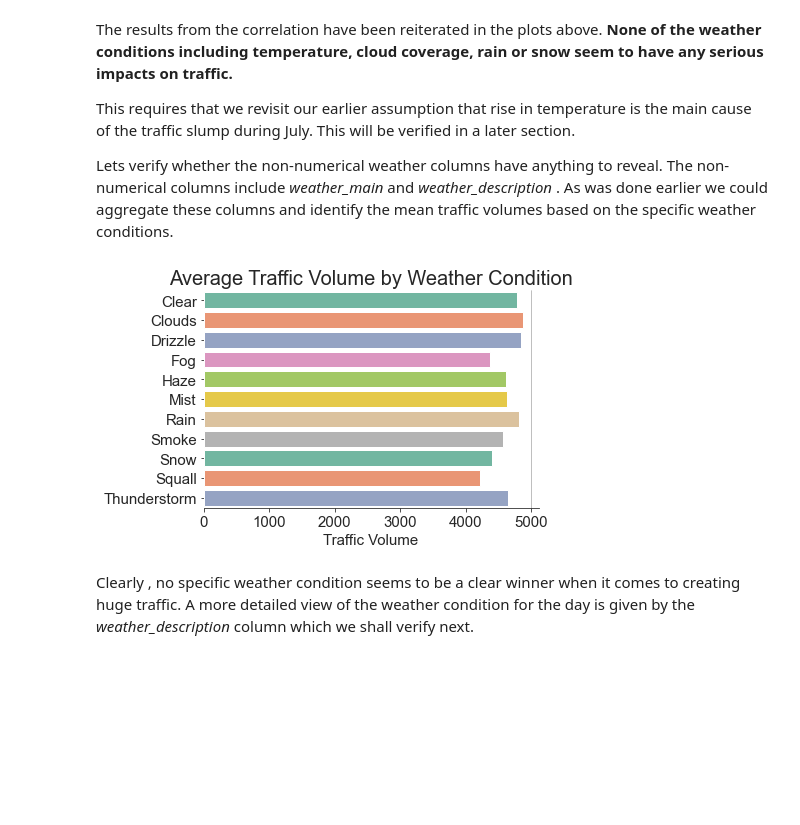
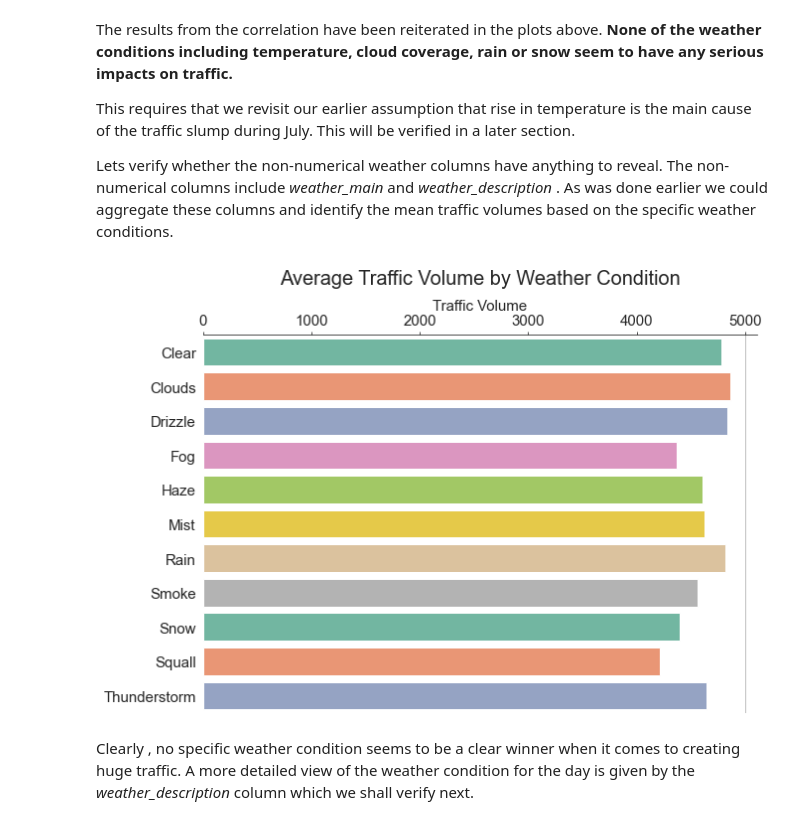
Before and after one commit to xcrusader/DQproject4, a Jupyter notebook: Westward Traffic Analysis on the I-94.ipynb, the cells around one changed output. Saved outputs shown, nothing was run; the diff lists cells and outputs as text; code cells hidden in the pictures; blank space fills up the shorter version.

```diff
--- a/Westward Traffic Analysis on the I-94.ipynb
+++ b/Westward Traffic Analysis on the I-94.ipynb
@@ -307,6 +305,7 @@ for i in range(1,3):
     plt.xlabel(xlabel= "Months",
                fontsize= 20)
     plt.ylabel(None)
+    plt.tick_params(left=False, bottom=False)
     plt.xticks(ticks= by_month_day.index,
                labels= ['Jan','Feb','Mar','Apr',
                         'May','Jun','Jul','Aug',
@@ -316,12 +315,6 @@ for i in range(1,3):
     plt.yticks(fontsize=15)
     sns.set_style(style[i-1])
 
-# plt.subplots_adjust(left= 0.1,
-#                     bottom= 0.1,
-#                     right= 0.9,
-#                     top= 0.9,
-#                     wspace= 0.5,
-#                     hspace= 0.4)
 plt.tight_layout()
 plt.show()
 # %% [output]
@@ -531,26 +526,30 @@ by_weather_main = daytime_data.groupby('weather_main').mean().reset_index()
 by_weather_description = daytime_data.groupby('weather_description').mean().reset_index()
 # %%
 #Plot the graph
+fig = plt.figure(figsize = (10,7))
+ax = fig.add_subplot(111)
+
 sns.barplot(data = by_weather_main, y = "weather_main", x = 'traffic_volume',
             palette = 'Set2',
             dodge = False)
-sns.despine(left = True)
+sns.despine(left = True,top = False, bottom = True)
 sns.set_style("ticks")
 
 #Modify the viewb
-plt.title(label = "Average Traffic Volume by Weather Condition",
-          fontsize = 20)
-plt.xlabel(xlabel = "Traffic Volume",
+ax.set_title(label = "Average Traffic Volume by Weather Condition",
+          fontsize = 20, pad = 15)
+ax.xaxis.tick_top()
+ax.xaxis.set_label_position('top')
+ax.set_xlabel(xlabel = "Traffic Volume",
            fontsize = 15)
-plt.ylabel(None)
-plt.xticks(fontsize = 15)
-plt.yticks(fontsize = 15)
+ax.set_ylabel(None)
+ax.tick_params(left=False,labelsize=15)
 plt.axvline(x=5000,
             color='grey',
             linewidth = 0.5)
 plt.show()
 # %% [output]
-[figure, old version]
+[figure, new version]
 # %% [markdown]
 Clearly , no specific weather condition seems to be a clear winner when it comes to creating huge traffic. A more detailed view of the weather condition for the day is given by the *weather_description* column which we shall verify next.
 # %%
```
Also changed, not shown: parts of 8 cells of this notebook.
